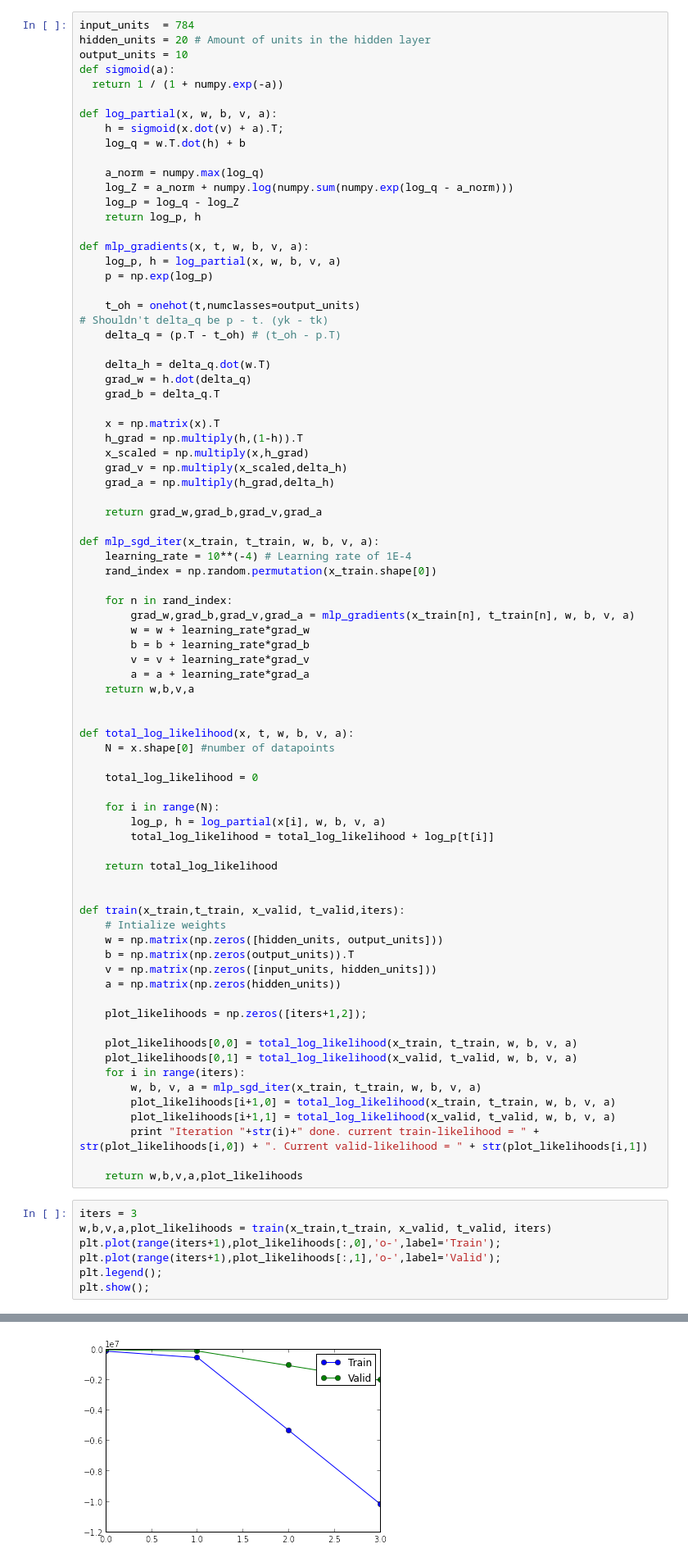
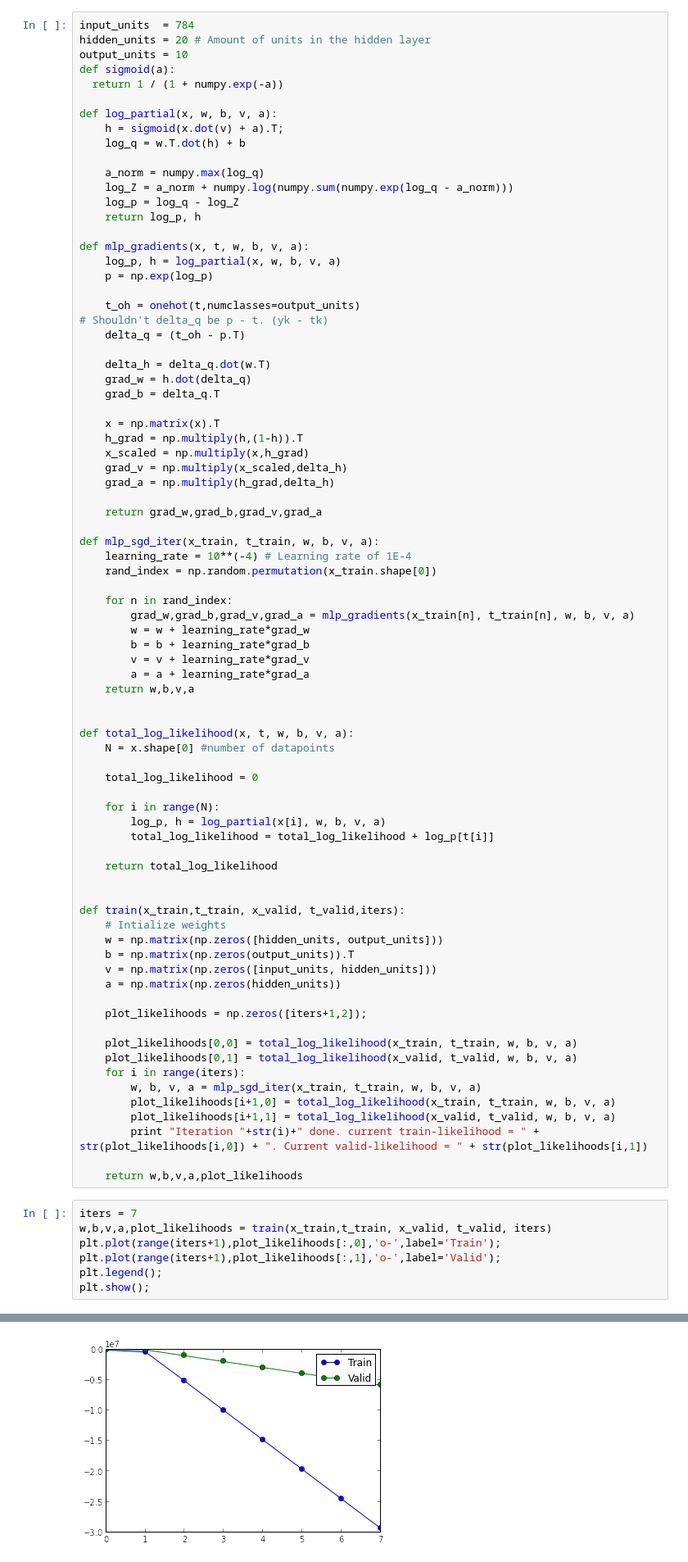
Before and after one commit to basveeling/ml1labs, a Jupyter notebook: Lab2.ipynb, the cells around one changed output, grey strips where cells are left out. Shown: that part at 82% size. Saved outputs shown, nothing was run; the diff lists cells and outputs as text.

```diff
--- a/Lab2.ipynb
+++ b/Lab2.ipynb
@@ -535,7 +535,7 @@ def mlp_gradients(x, t, w, b, v, a):
 
     t_oh = onehot(t,numclasses=output_units)
 # Shouldn't delta_q be p - t. (yk - tk)
-    delta_q = (p.T - t_oh) # (t_oh - p.T)
+    delta_q = (t_oh - p.T)
 
     delta_h = delta_q.dot(w.T)
     grad_w = h.dot(delta_q)
@@ -593,7 +593,7 @@ def train(x_train,t_train, x_valid, t_valid,iters):
 
     return w,b,v,a,plot_likelihoods
 # %%
-iters = 3
+iters = 7
 w,b,v,a,plot_likelihoods = train(x_train,t_train, x_valid, t_valid, iters)
 plt.plot(range(iters+1),plot_likelihoods[:,0],'o-',label='Train');
 plt.plot(range(iters+1),plot_likelihoods[:,1],'o-',label='Valid');
@@ -606,2 +610,2 @@ Iteration 2 done. current train-likelihood = -5330863.03274. Current valid-likel
-[figure, old version]
+[figure, new version]
 # %%
```
Also changed, not shown: parts of 5 cells of this notebook.
